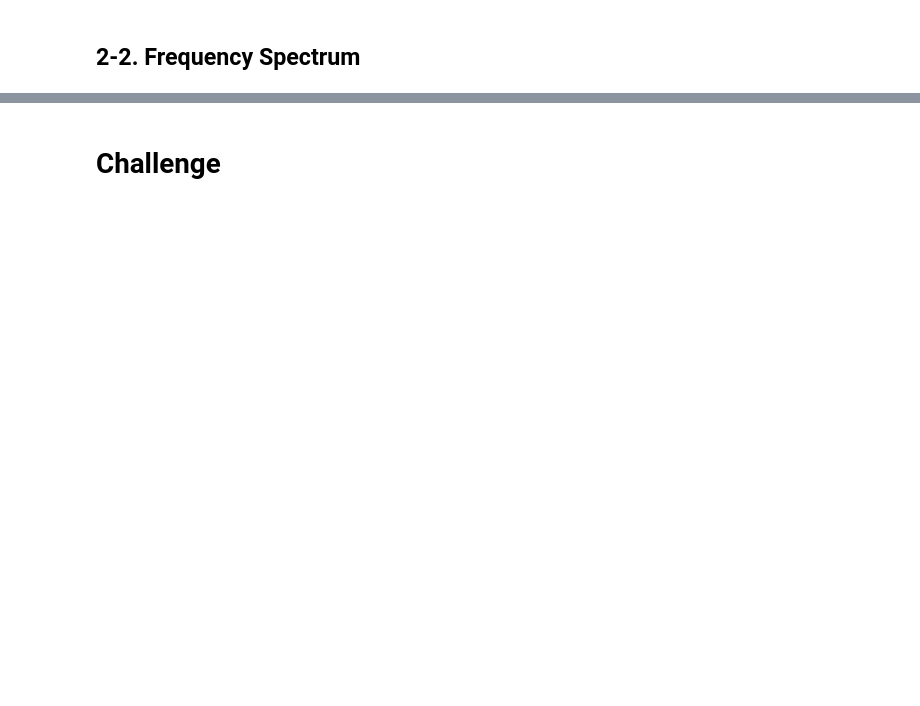
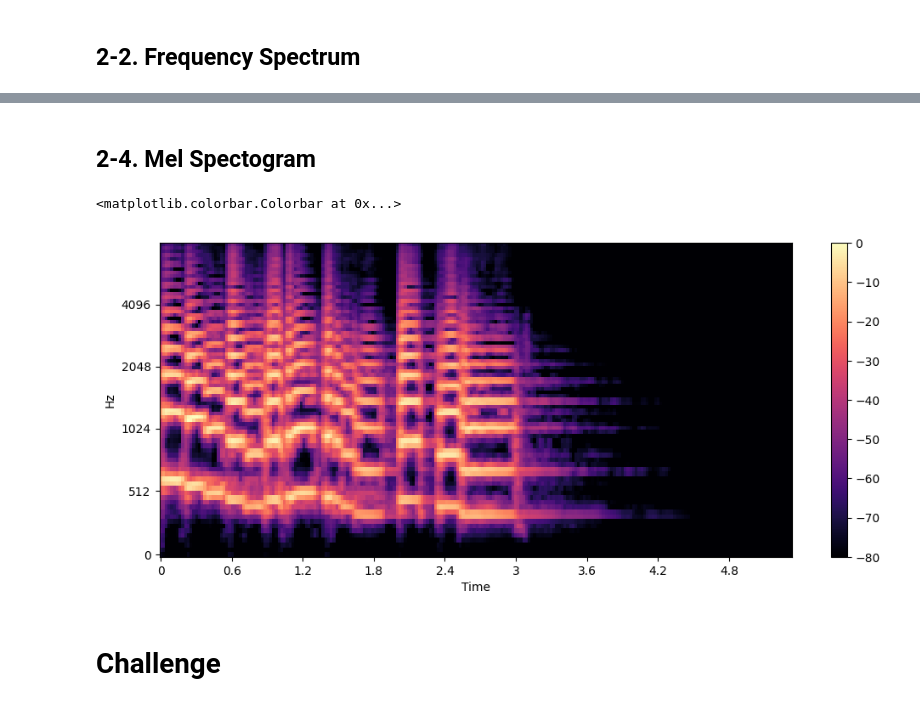
Before and after one commit to xpdlaldam/nlp, a Jupyter notebook: HF_audio_course.ipynb, the cells around one changed output, grey strips where cells are left out. Saved outputs shown, nothing was run; the diff lists cells and outputs as text; code cells hidden in the pictures; blank space fills up the shorter version.

```diff
--- a/HF_audio_course.ipynb
+++ b/HF_audio_course.ipynb
@@ -140,0 +129,2 @@ plt.colorbar()
+# %% [markdown]
+## 2-4. Mel Spectogram
@@ -141,3 +135,19 @@ plt.colorbar()
+# %%
+"""
+n_mels stands for the number of mel bands to generate. The mel bands define a set of frequency ranges that divide the spectrum into perceptually meaningful components, using a set of filters whose shape and spacing are chosen to mimic the way the human ear responds to different frequencies. Common values for n_mels are 40 or 80. fmax indicates the highest frequency (in Hz) we care about
+
+Not all mel spectrograms are the same! There are two different mel scales in common use ("htk" and "slaney"), and instead of the power spectrogram the amplitude spectrogram may be used. HTK and Slaney are two different formulas for converting between Hz (regular frequency) and mel (perceptual frequency)
+"""
+
+S = librosa.feature.melspectrogram(y=array, sr=sampling_rate, n_mels=80, fmax=8000)
+S_dB = librosa.power_to_db(S, ref=np.max) # need power to dB instead of amplitude to dB as the above melspectrogram creates a power spectrogram
+
+plt.figure().set_figwidth(12)
+librosa.display.specshow(S_dB, x_axis="time", y_axis="mel", sr=sampling_rate, fmax=8000)
+plt.colorbar()
+# %% [output]
+<matplotlib.colorbar.Colorbar at 0x...>
+[figure, added]
 # %% [markdown]
 # Challenge
 # %%
```
Also changed, not shown: parts of 8 cells of this notebook.
